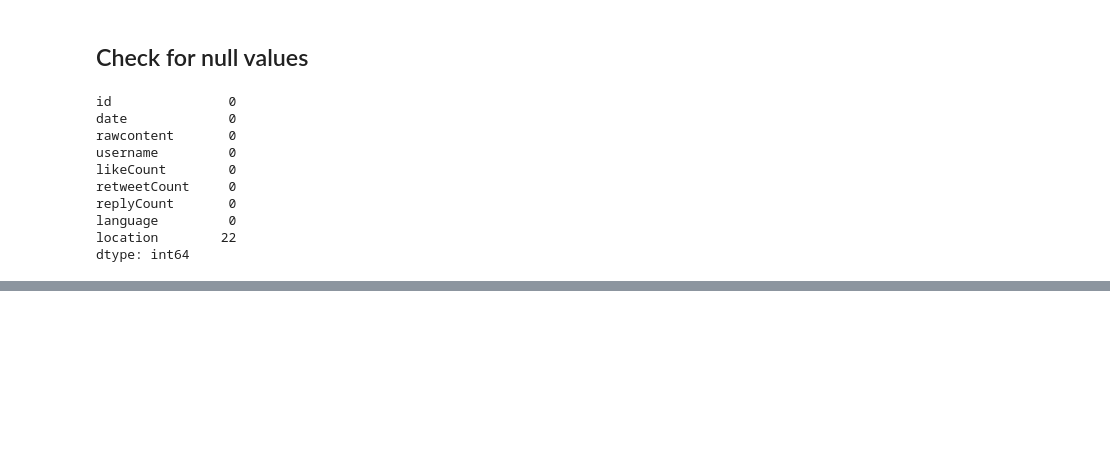
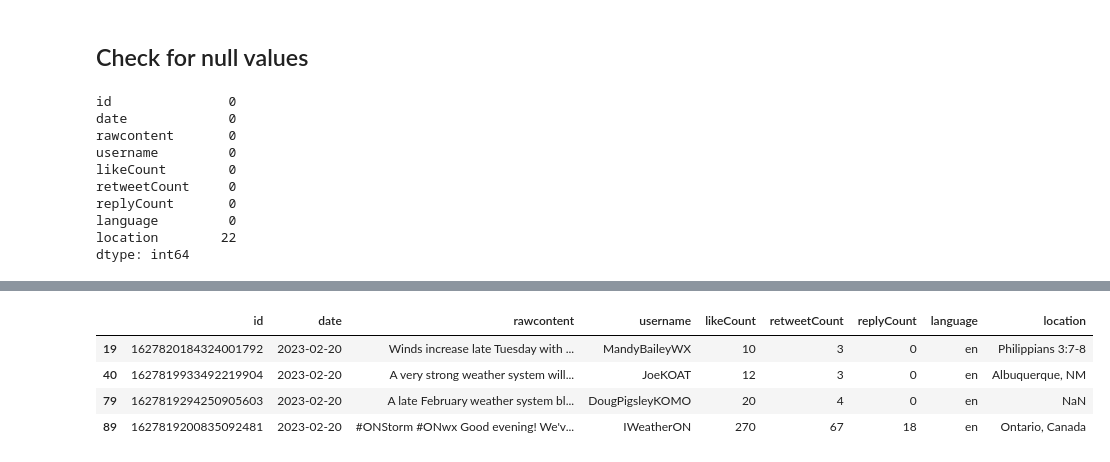
Before and after one commit to shubhampokhrel81/sentiment_analysis, a Jupyter notebook: scrape_from_twitter.ipynb, the cells around one changed output, grey strips where cells are left out. Drawn from its saved outputs; the diff is of its cells as text; code cells hidden in the pictures; blank space fills up the shorter version.

```diff
--- a/scrape_from_twitter.ipynb
+++ b/scrape_from_twitter.ipynb
@@ -120,0 +141,8 @@ dtype: int64
+# %%
+w_df.loc[(w_df['likeCount']>4)&(w_df['retweetCount']>2)]
+# %% [output]
+|  | id | date | rawcontent | username | likeCount | retweetCount | replyCount | language | location |
+| 19 | 1627820184324001792 | 2023-02-20 | Winds increase late Tuesday with ... | MandyBaileyWX | 10 | 3 | 0 | en | Philippians 3:7-8 |
+| 40 | 1627819933492219904 | 2023-02-20 | A very strong weather system will... | JoeKOAT | 12 | 3 | 0 | en | Albuquerque, NM |
+| 79 | 1627819294250905603 | 2023-02-20 | A late February weather system bl... | DougPigsleyKOMO | 20 | 4 | 0 | en | NaN |
+| 89 | 1627819200835092481 | 2023-02-20 | #ONStorm #ONwx Good evening! We'v... | IWeatherON | 270 | 67 | 18 | en | Ontario, Canada |
```
Also changed, not shown: parts of 2 cells of this notebook.
